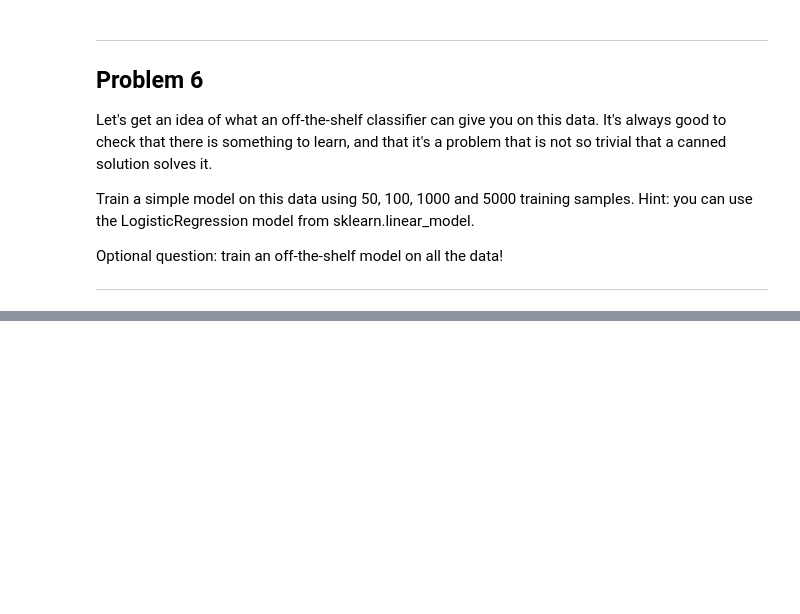
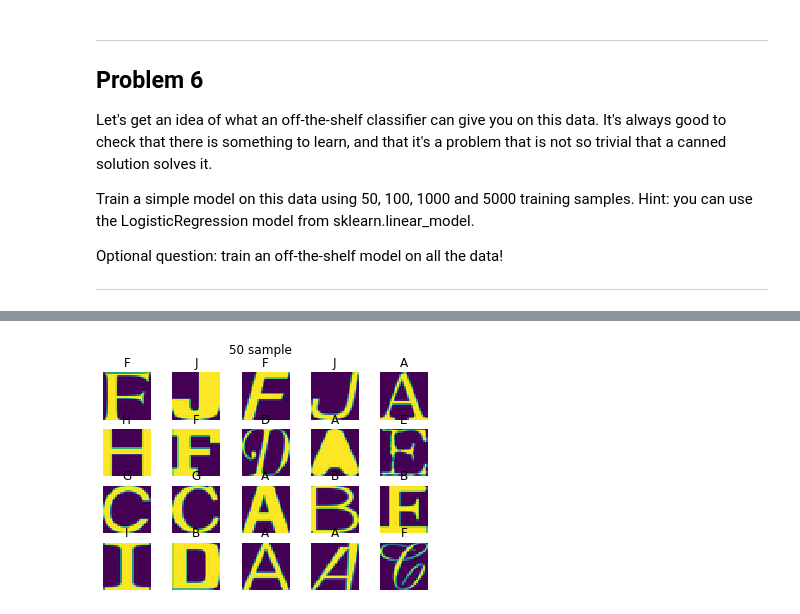
Before and after one commit to DraculaXly/NLP, a Jupyter notebook: Assignments/Assignment_09/1_notmnist.ipynb, the cells around one changed output, grey strips where cells are left out. Drawn from its saved outputs; the diff is of its cells as text; code cells hidden in the pictures; blank space fills up the shorter version.

```diff
--- a/Assignments/Assignment_09/1_notmnist.ipynb
+++ b/Assignments/Assignment_09/1_notmnist.ipynb
@@ -653,3 +653,14 @@ Train a simple model on this data using 50, 100, 1000 and 5000 training samples.
 Optional question: train an off-the-shelf model on all the data!
 
 ---
+# %%
+regr = LogisticRegression()
+X_test = test_dataset.reshape(test_dataset.shape[0], 28 * 28)
+y_test = test_labels
+# %%
+sample_size = 50
+X_train = train_dataset[:sample_size].reshape(sample_size, 784)
+y_train = train_labels[:sample_size]
+
+%time regr.fit(X_train, y_train)
+regr.score(X_test, y_test)
@@ -655,0 +670,5 @@ Optional question: train an off-the-shelf model on all the data!
+# %%
+pred_labels = regr.predict(X_test)
+plot_shuffle_dataset(test_dataset, pred_labels, "50 sample")
+# %% [output]
+[figure, added]
```
Also changed, not shown: parts of 7 cells of this notebook.
